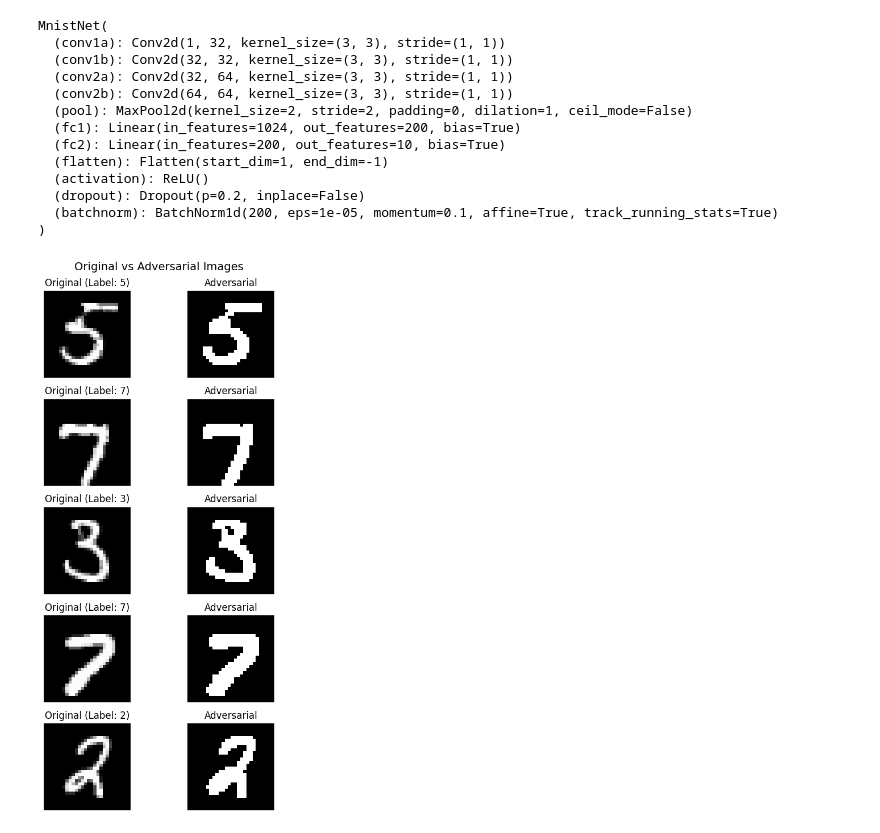
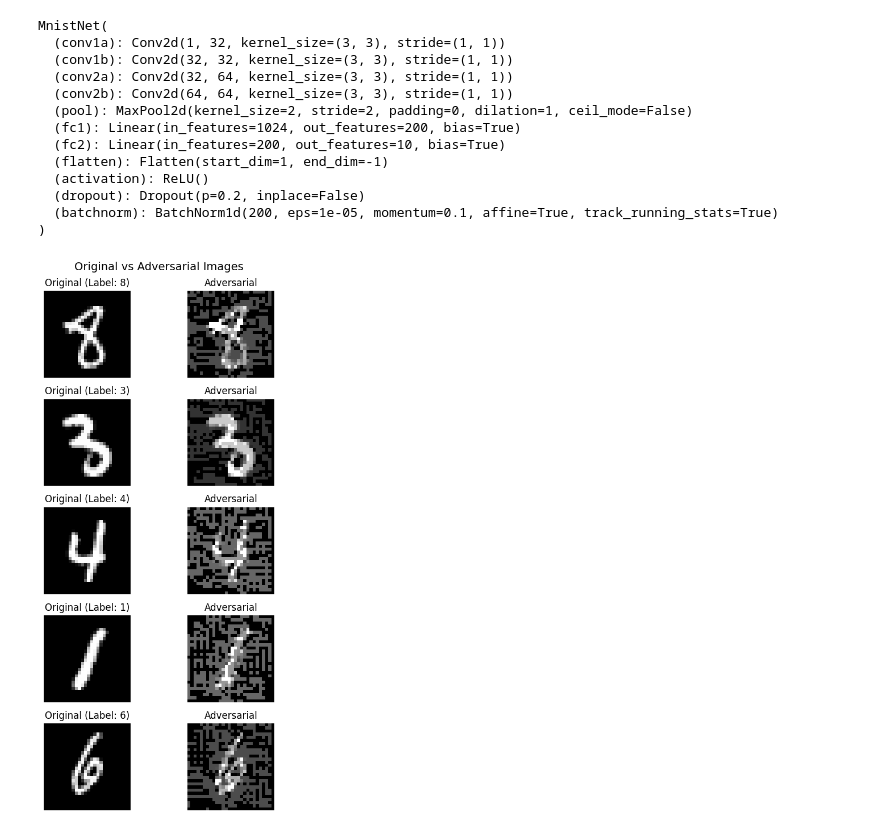
Before and after one commit to DeLnlyMthrLvr/Distillation_experiments, a Jupyter notebook: notebooks/attacks.ipynb, the cells around one changed output. Drawn from its saved outputs; the diff is of its cells as text; code cells hidden in the pictures.

Commit message:
Added normalization for images which helps with adverserial attacks.

```diff
--- a/notebooks/attacks.ipynb
+++ b/notebooks/attacks.ipynb
@@ -30,7 +35,7 @@ torch.backends.cudnn.deterministic = True
 lr = 0.001
 batch_size = 128
 n_channels, w, h = 1, 28, 28
-max_epochs = 5
+max_epochs = 25
 # %%
 # Attacks
 max_attack_iter = 50
@@ -40,10 +45,9 @@ dt_p = Path('data/mnist')
 classes = [str(i) for i in range(10)]
 n_labels = len(classes)
 
-transform = transforms.Compose([
-    transforms.ToTensor(),
-    transforms.Normalize((0.5,), (0.5,))  # Normalizes to [-1,1]
-])
+transform = transforms.Compose(
+    [transforms.ToTensor(),
+     transforms.Normalize((0.1307,), (0.3081,))])
 
 
 trainset = datasets.MNIST(root=f'{dt_p.absolute()}/train', train=True,
@@ -147,13 +153,13 @@ mnist_targets = testset.targets.int().numpy()
 mnist_data = testset.data.unsqueeze(1).float().numpy()  # Add channel dimension (N, 1, 28, 28)
 # %%
 # Computationally Expensive methods -> Select Test Subset
-num_samples = 10
+num_samples = 50
 # First shuffle
 indices = torch.randperm(len(testset.data))
 mnist_data_shuffled = mnist_data[indices]
 mnist_targets_shuffled = mnist_targets[indices]
 # Then select subsets
-mnist_data_subset = mnist_data_shuffled[:num_samples]
+mnist_data_subset = mnist_data_shuffled[:num_samples]/255
 mnist_targets_subset = mnist_targets_shuffled[:num_samples]
 # %%
 # Ensure teacher model is on CPU to create the attacks
@@ -245,12 +251,12 @@ def visualize_from_dataloader(model, dataloader, temp):
 # %%
 # Attack #1
 from art.attacks.evasion.fast_gradient import FastGradientMethod
 
-attack = FastGradientMethod(estimator=art_model_t, eps=0.4, eps_step=0.2, batch_size=2, minimal=True)
+attack = FastGradientMethod(estimator=art_model_t, eps=0.4, eps_step=0.1, batch_size=32, minimal=True, targeted=False, summary_writer=True)
 x_adv_fgm = attack.generate(x=mnist_data_subset, y=mnist_targets_subset)
 visualize_adversarial(mnist_data_subset, x_adv_fgm, mnist_targets_subset)
 # %% [output]
-[figure, old version]
+[figure, new version]
 # %%
 # Attack #2
 
```
Also changed, not shown: parts of 18 cells of this notebook, 1 other file.
